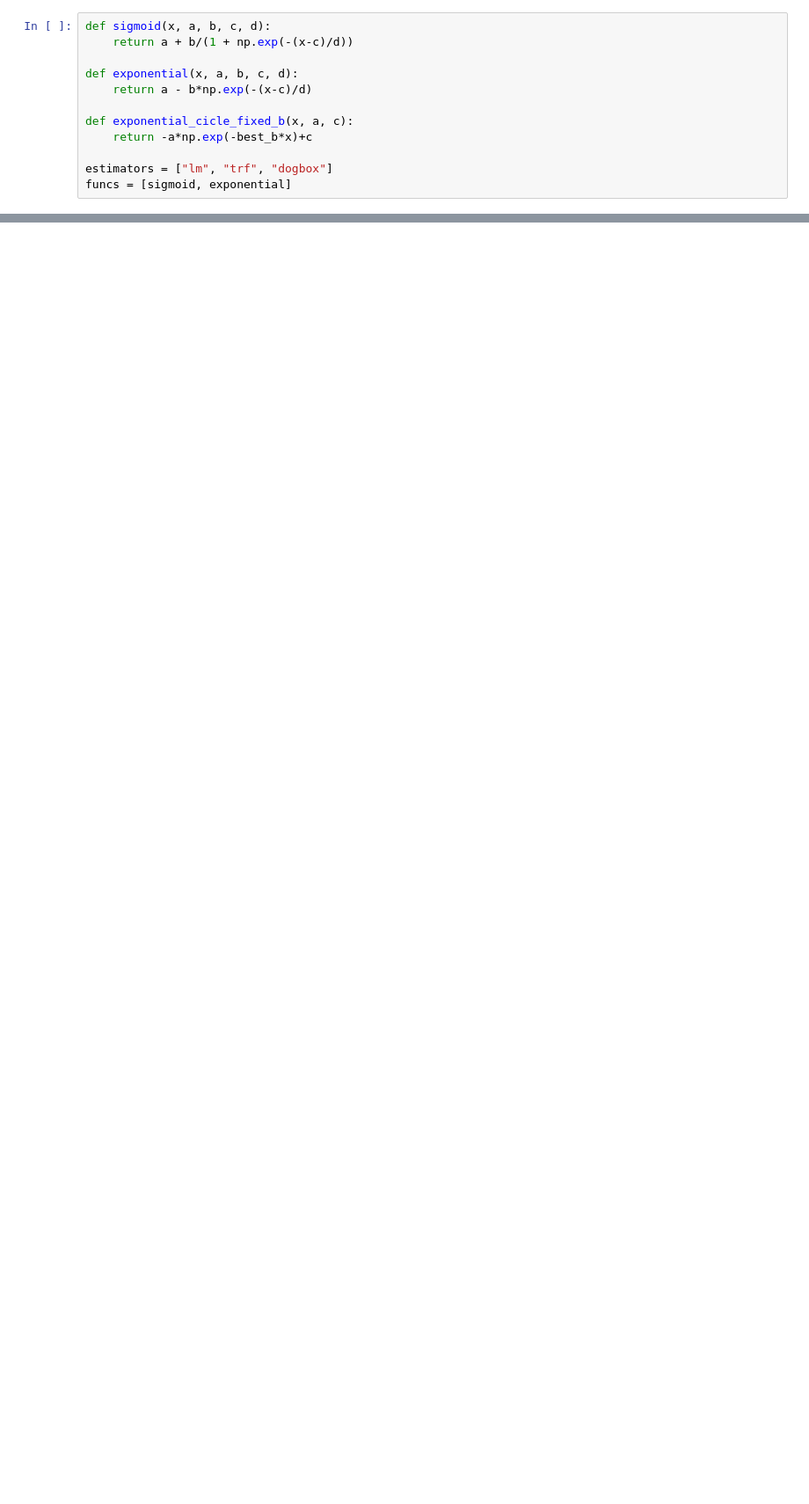
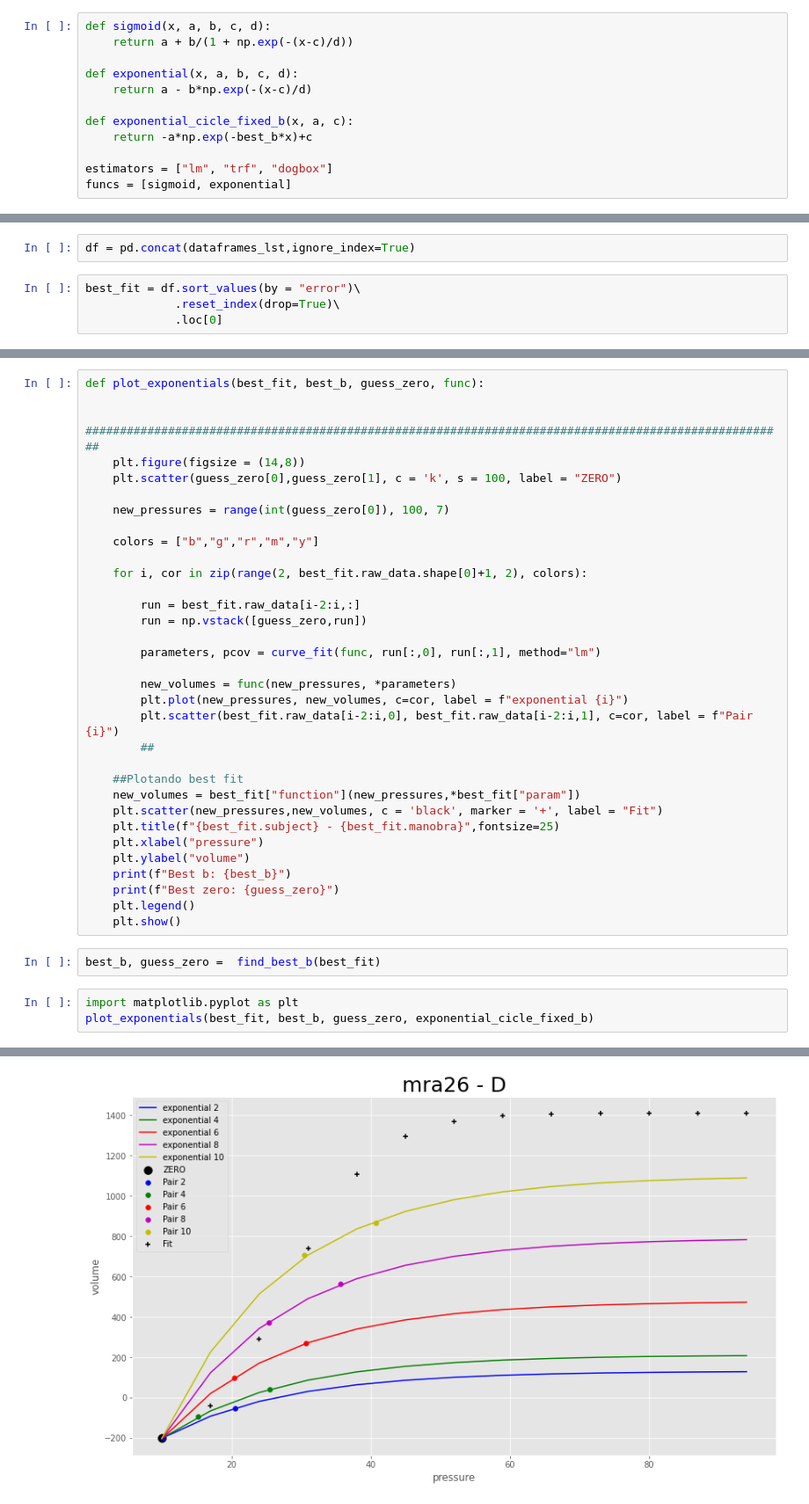
Before and after one commit to edlbcamargo/recrutabilidade, a Jupyter notebook: porquinhos_analysis.ipynb, the cells around one changed output, grey strips where cells are left out. Shown at 88% size. Drawn from its saved outputs; the diff is of its cells as text; blank space fills up the shorter version.

```diff
--- a/porquinhos_analysis.ipynb
+++ b/porquinhos_analysis.ipynb
@@ -103,0 +73,6 @@ pd.concat(dataframes_lst)\
+# %%
+df = pd.concat(dataframes_lst,ignore_index=True)
+# %%
+best_fit = df.sort_values(by = "error")\
+             .reset_index(drop=True)\
+             .loc[0]
@@ -103,0 +148,39 @@ pd.concat(dataframes_lst)\
+# %%
+def plot_exponentials(best_fit, best_b, guess_zero, func):
+
+    ######################################################################################################
+    plt.figure(figsize = (14,8))
+    plt.scatter(guess_zero[0],guess_zero[1], c = 'k', s = 100, label = "ZERO")
+
+    new_pressures = range(int(guess_zero[0]), 100, 7)
+
+    colors = ["b","g","r","m","y"]
+
+    for i, cor in zip(range(2, best_fit.raw_data.shape[0]+1, 2), colors):
+
+        run = best_fit.raw_data[i-2:i,:]
+        run = np.vstack([guess_zero,run])
+
+        parameters, pcov = curve_fit(func, run[:,0], run[:,1], method="lm")
+
+        new_volumes = func(new_pressures, *parameters)
+        plt.plot(new_pressures, new_volumes, c=cor, label = f"exponential {i}")
+        plt.scatter(best_fit.raw_data[i-2:i,0], best_fit.raw_data[i-2:i,1], c=cor, label = f"Pair {i}")
+        ##
+
+    ##Plotando best fit
+    new_volumes = best_fit["function"](new_pressures,*best_fit["param"])
+    plt.scatter(new_pressures,new_volumes, c = 'black', marker = '+', label = "Fit")
+    plt.title(f"{best_fit.subject} - {best_fit.manobra}",fontsize=25)
+    plt.xlabel("pressure")
+    plt.ylabel("volume")
+    print(f"Best b: {best_b}")
+    print(f"Best zero: {guess_zero}")
+    plt.legend()
+    plt.show()
+# %%
+best_b, guess_zero =  find_best_b(best_fit)
+# %%
+import matplotlib.pyplot as plt
+plot_exponentials(best_fit, best_b, guess_zero, exponential_cicle_fixed_b)
+# %% [output]
@@ -103,0 +189 @@ pd.concat(dataframes_lst)\
+[figure, added]
```
Also changed, not shown: parts of 14 cells of this notebook, 34 other files.
